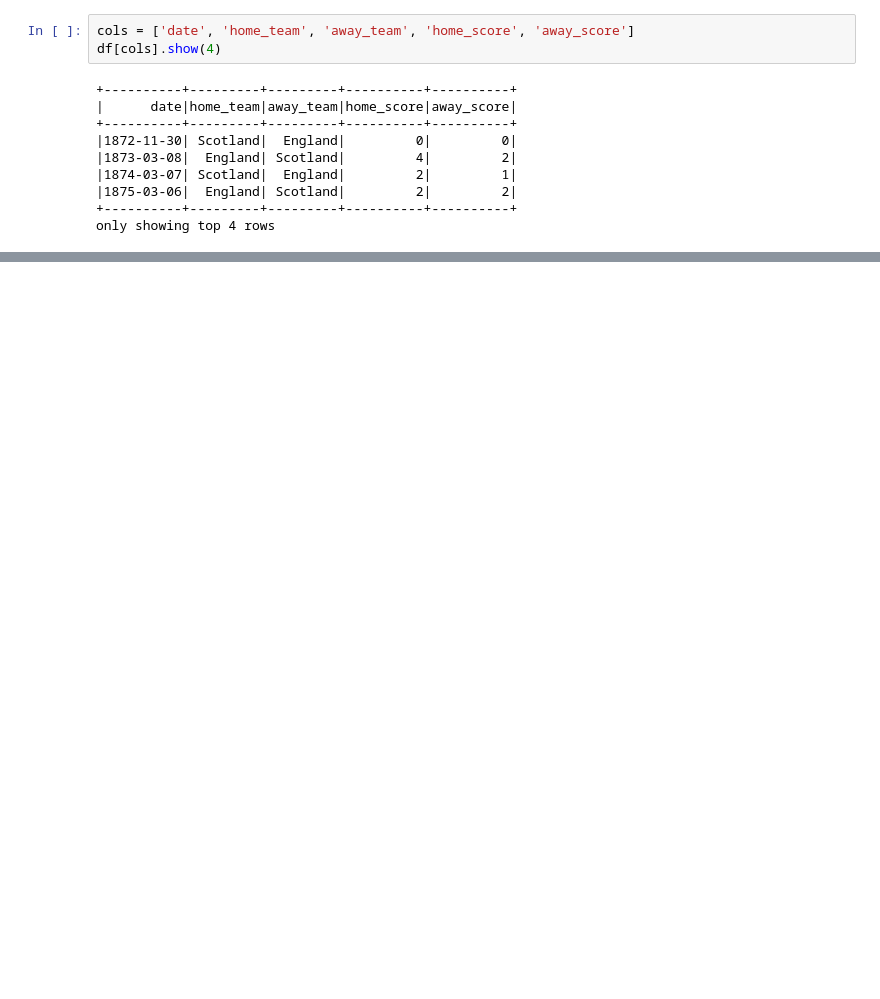
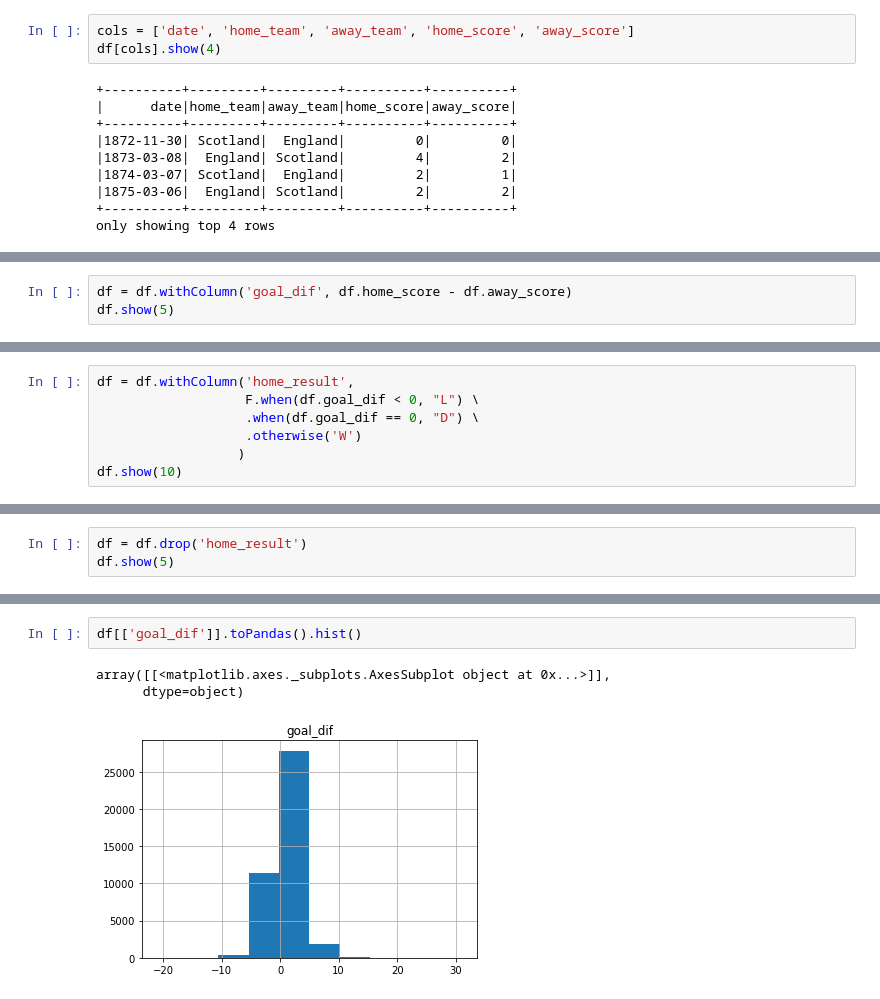
Before and after one commit to ryanbehdad/spark-playground, a Jupyter notebook: spark.ipynb, the cells around one changed output, grey strips where cells are left out. Cells and saved outputs as stored; diff of their text form; blank space fills up the shorter version.

```diff
--- a/spark.ipynb
+++ b/spark.ipynb
@@ -41,0 +126,3 @@ only showing top 4 rows
+# %%
+df = df.withColumn('goal_dif', df.home_score - df.away_score)
+df.show(5)
@@ -41,0 +188,7 @@ only showing top 4 rows
+# %%
+df = df.withColumn('home_result',
+                   F.when(df.goal_dif < 0, "L") \
+                   .when(df.goal_dif == 0, "D") \
+                   .otherwise('W')
+                  )
+df.show(10)
@@ -41,0 +211,3 @@ only showing top 4 rows
+# %%
+df = df.drop('home_result')
+df.show(5)
@@ -41,0 +297,6 @@ only showing top 4 rows
+# %%
+df[['goal_dif']].toPandas().hist()
+# %% [output]
+array([[<matplotlib.axes._subplots.AxesSubplot object at 0x...>]],
+      dtype=object)
+[figure, added]
```
Also changed, not shown: parts of 40 cells of this notebook, 1 other file.
